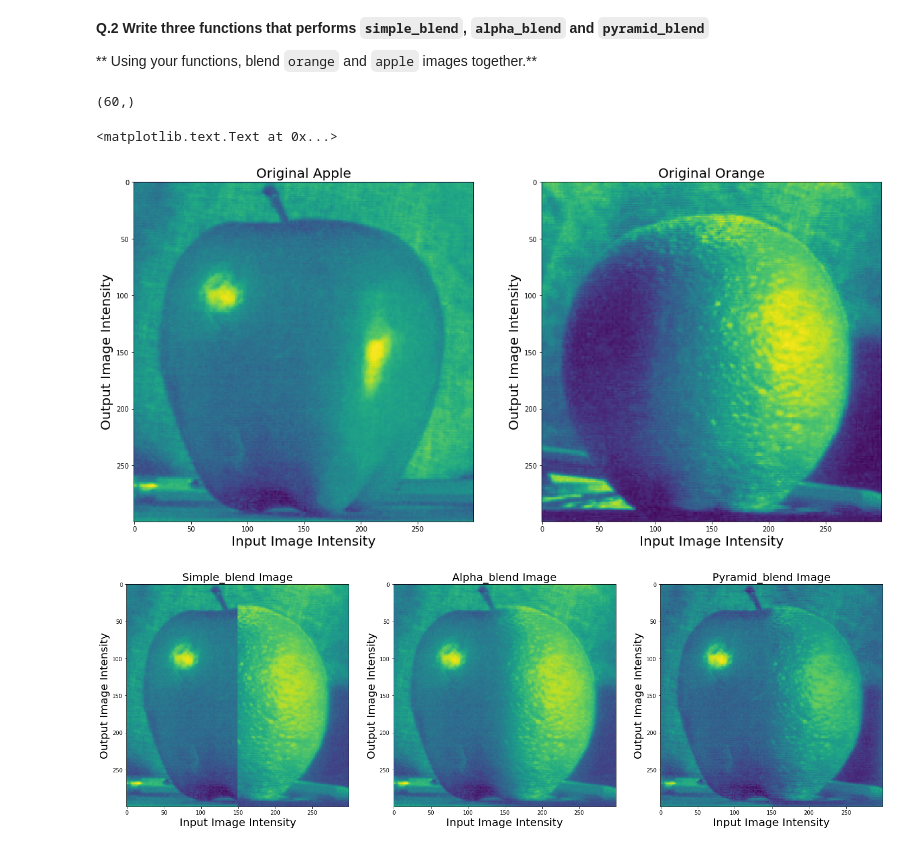
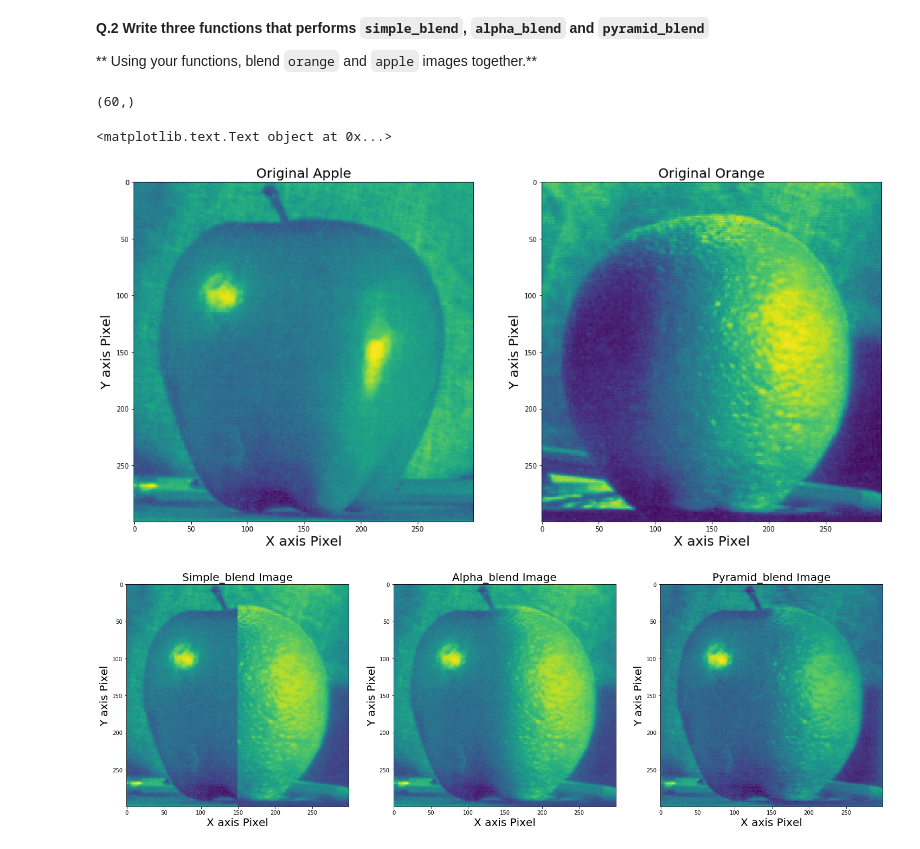
Before and after one commit to kamruleee51/B31XB-IIP-TP-1718, a Jupyter notebook: 3-interpolation-blending/3-interpolation-blending.ipynb, the cells around one changed output. Drawn from its saved outputs; the diff is of its cells as text; code cells hidden in the pictures.

```diff
--- a/3-interpolation-blending/3-interpolation-blending.ipynb
+++ b/3-interpolation-blending/3-interpolation-blending.ipynb
@@ -191,43 +191,43 @@ ax0.imshow(apple)
 ax1.imshow(orange)
 
 #axix and title of the apple and orrage images
 ax0.set_title('Original Apple',fontsize=20)
-ax0.set_xlabel('Input Image Intensity',fontsize=20)
-ax0.set_ylabel('Output Image Intensity',fontsize=20)
+ax0.set_xlabel('X axis Pixel',fontsize=20)
+ax0.set_ylabel('Y axis Pixel',fontsize=20)
 ax1.set_title('Original Orange',fontsize=20)
-ax1.set_xlabel('Input Image Intensity',fontsize=20)
-ax1.set_ylabel('Output Image Intensity',fontsize=20)
+ax1.set_xlabel('X axis Pixel',fontsize=20)
+ax1.set_ylabel('Y axis Pixel',fontsize=20)
 
 #definig the subplot to show the apple and orrange images
 fig, axes = plt.subplots(nrows=1, ncols=3, figsize=(25, 10))
 ax0, ax1, ax2 = axes.ravel()
 
 #function of the siple blending
 simpleblend=simple_blend(apple, orange)
 
 #function of the alpha_blending
 alphablend=alpha_blend(apple, orange)
 
 #function of the Pyramid_blending
 pyramidblend=piramid_blend(apple,orange)
 
 #ploting of the blending immages
 ax0.imshow(simpleblend)
 ax1.imshow(alphablend)
 ax2.imshow(pyramidblend)
 
 #axix and title of the blending images of apple and orrage
 ax0.set_title('Simple_blend Image',fontsize=20)
-ax0.set_xlabel('Input Image Intensity',fontsize=20)
-ax0.set_ylabel('Output Image Intensity',fontsize=20)
+ax0.set_xlabel('X axis Pixel',fontsize=20)
+ax0.set_ylabel('Y axis Pixel',fontsize=20)
 ax1.set_title('Alpha_blend Image',fontsize=20)
-ax1.set_xlabel('Input Image Intensity',fontsize=20)
-ax1.set_ylabel('Output Image Intensity',fontsize=20)
+ax1.set_xlabel('X axis Pixel',fontsize=20)
+ax1.set_ylabel('Y axis Pixel',fontsize=20)
 ax2.set_title('Pyramid_blend Image',fontsize=20)
-ax2.set_xlabel('Input Image Intensity',fontsize=20)
-ax2.set_ylabel('Output Image Intensity',fontsize=20)
+ax2.set_xlabel('X axis Pixel',fontsize=20)
+ax2.set_ylabel('Y axis Pixel',fontsize=20)
 # %% [output]
 (60,)
-<matplotlib.text.Text at 0x...>
+<matplotlib.text.Text object at 0x...>
-[figure, old version]
+[figure, new version]
-[figure, old version]
+[figure, new version]
```
Also changed, not shown: parts of 2 cells of this notebook.
